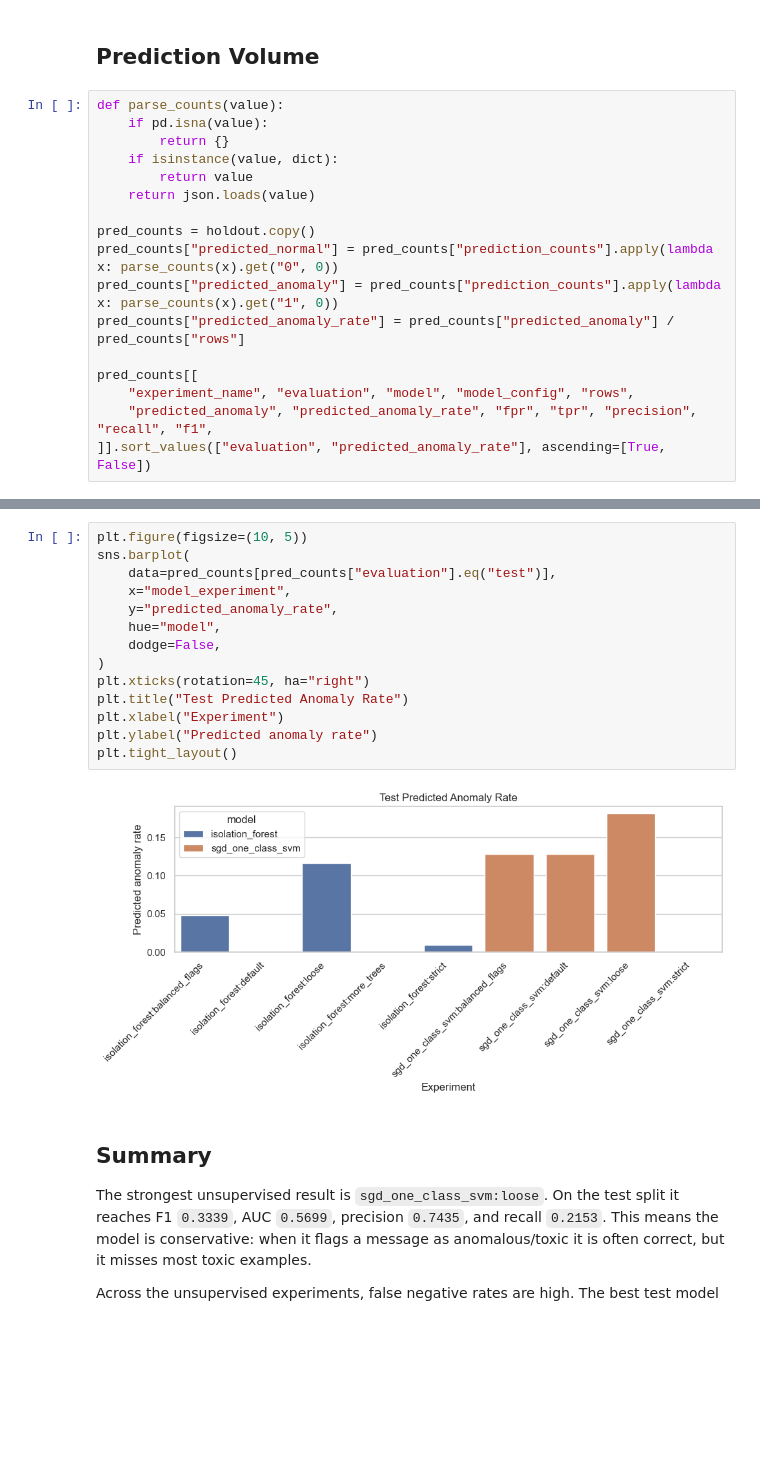
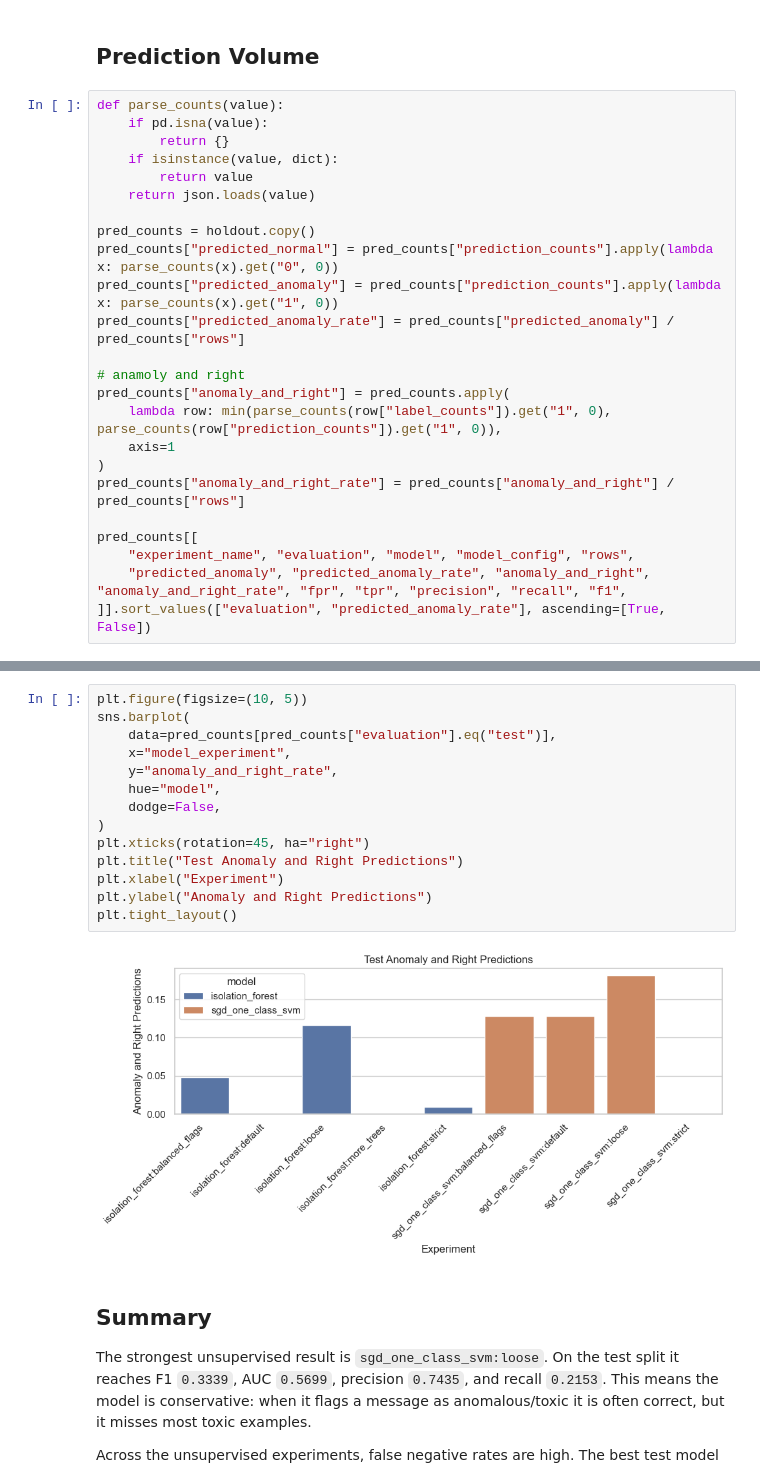
Before and after one commit to paolacalle/gaming-toxicity-detection, a Jupyter notebook: notebooks/unsupervised_results_analysis.ipynb, the cells around one changed output, grey strips where cells are left out. Drawn from its saved outputs; the diff is of its cells as text; blank space fills up the shorter version.

```diff
--- a/notebooks/unsupervised_results_analysis.ipynb
+++ b/notebooks/unsupervised_results_analysis.ipynb
@@ -234,9 +234,16 @@ pred_counts["predicted_normal"] = pred_counts["prediction_counts"].apply(lambda
 pred_counts["predicted_anomaly"] = pred_counts["prediction_counts"].apply(lambda x: parse_counts(x).get("1", 0))
 pred_counts["predicted_anomaly_rate"] = pred_counts["predicted_anomaly"] / pred_counts["rows"]
 
+# anamoly and right
+pred_counts["anomaly_and_right"] = pred_counts.apply(
+    lambda row: min(parse_counts(row["label_counts"]).get("1", 0), parse_counts(row["prediction_counts"]).get("1", 0)),
+    axis=1
+)
+pred_counts["anomaly_and_right_rate"] = pred_counts["anomaly_and_right"] / pred_counts["rows"]
+
 pred_counts[[
     "experiment_name", "evaluation", "model", "model_config", "rows",
-    "predicted_anomaly", "predicted_anomaly_rate", "fpr", "tpr", "precision", "recall", "f1",
+    "predicted_anomaly", "predicted_anomaly_rate", "anomaly_and_right", "anomaly_and_right_rate", "fpr", "tpr", "precision", "recall", "f1",
 ]].sort_values(["evaluation", "predicted_anomaly_rate"], ascending=[True, False])
 # %% [output]
 |  | experiment_name | evaluation | model | model_config | rows | predicted_anomaly | predicted_anomaly_rate | ... |
@@ -259,19 +266,19 @@ pred_counts[[
 # %%
 plt.figure(figsize=(10, 5))
 sns.barplot(
     data=pred_counts[pred_counts["evaluation"].eq("test")],
     x="model_experiment",
-    y="predicted_anomaly_rate",
+    y="anomaly_and_right_rate",
     hue="model",
     dodge=False,
 )
 plt.xticks(rotation=45, ha="right")
-plt.title("Test Predicted Anomaly Rate")
+plt.title("Test Anomaly and Right Predictions")
 plt.xlabel("Experiment")
-plt.ylabel("Predicted anomaly rate")
+plt.ylabel("Anomaly and Right Predictions")
 plt.tight_layout()
 # %% [output]
-[figure, old version]
+[figure, new version]
 # %% [markdown]
 ## Summary
 
```
Also changed, not shown: 4 other files.
